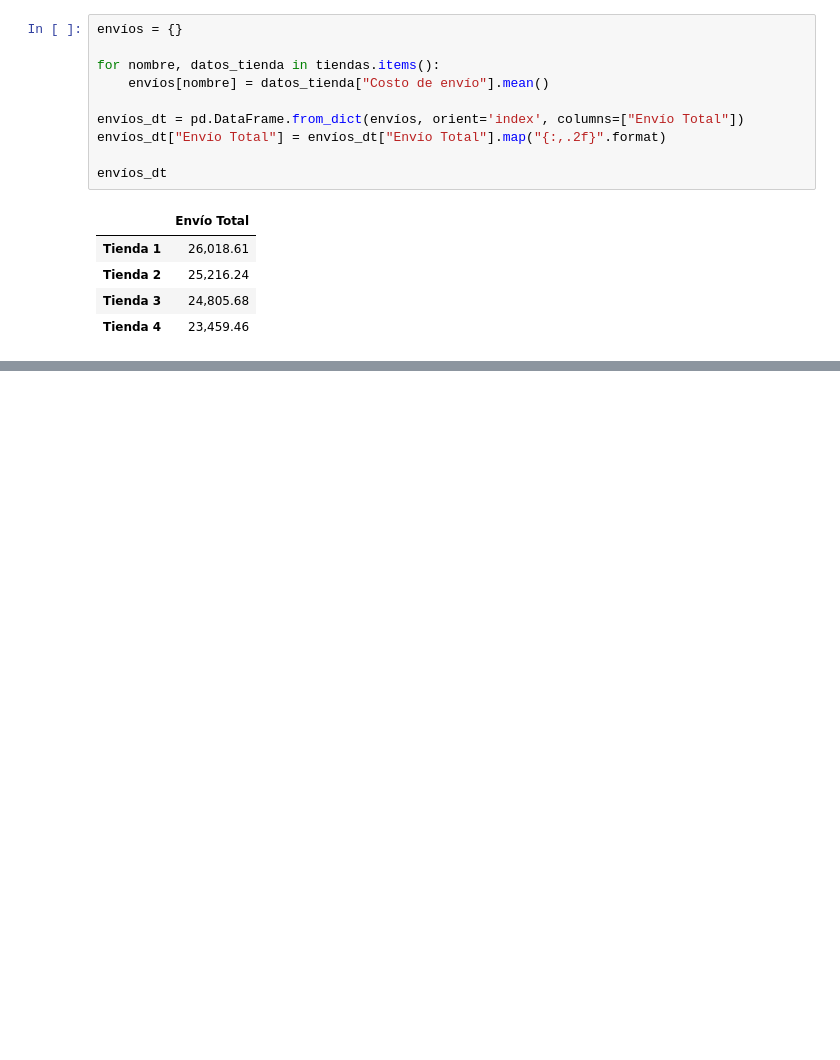
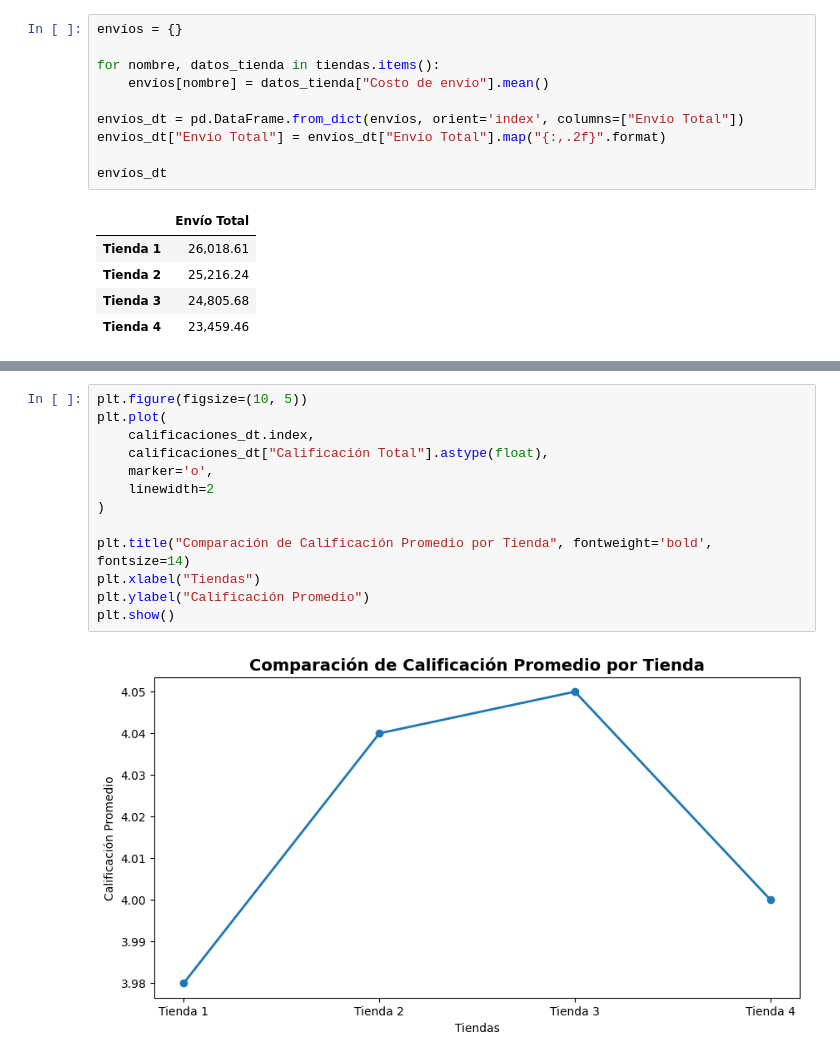
Before and after one commit to melencith/Challenge-1---Data-Science---Alura-Store_-Latam, a Jupyter notebook: AluraStoreLatam.ipynb, the cells around one changed output, grey strips where cells are left out. Saved outputs shown, nothing was run; the diff lists cells and outputs as text; blank space fills up the shorter version.

```diff
--- a/AluraStoreLatam.ipynb
+++ b/AluraStoreLatam.ipynb
@@ -198,0 +200,15 @@ plt.show()
+# %%
+plt.figure(figsize=(10, 5))
+plt.plot(
+    calificaciones_dt.index,
+    calificaciones_dt["Calificación Total"].astype(float),
+    marker='o',
+    linewidth=2
+)
+
+plt.title("Comparación de Calificación Promedio por Tienda", fontweight='bold', fontsize=14)
+plt.xlabel("Tiendas")
+plt.ylabel("Calificación Promedio")
+plt.show()
+# %% [output]
+[figure, added]
```
Also changed, not shown: parts of 28 cells of this notebook.
